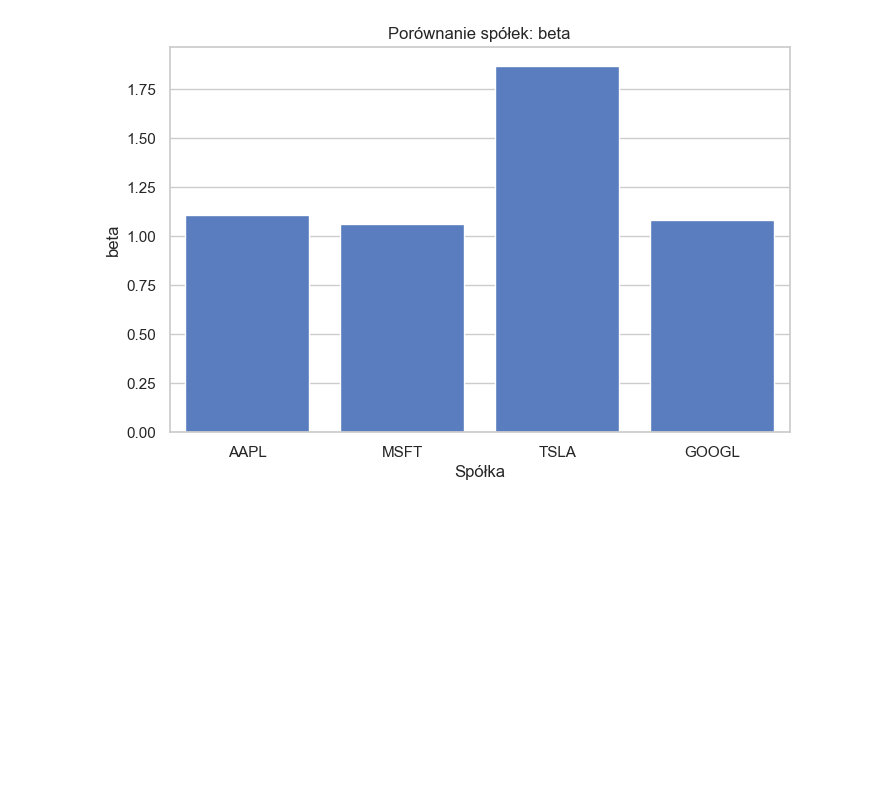
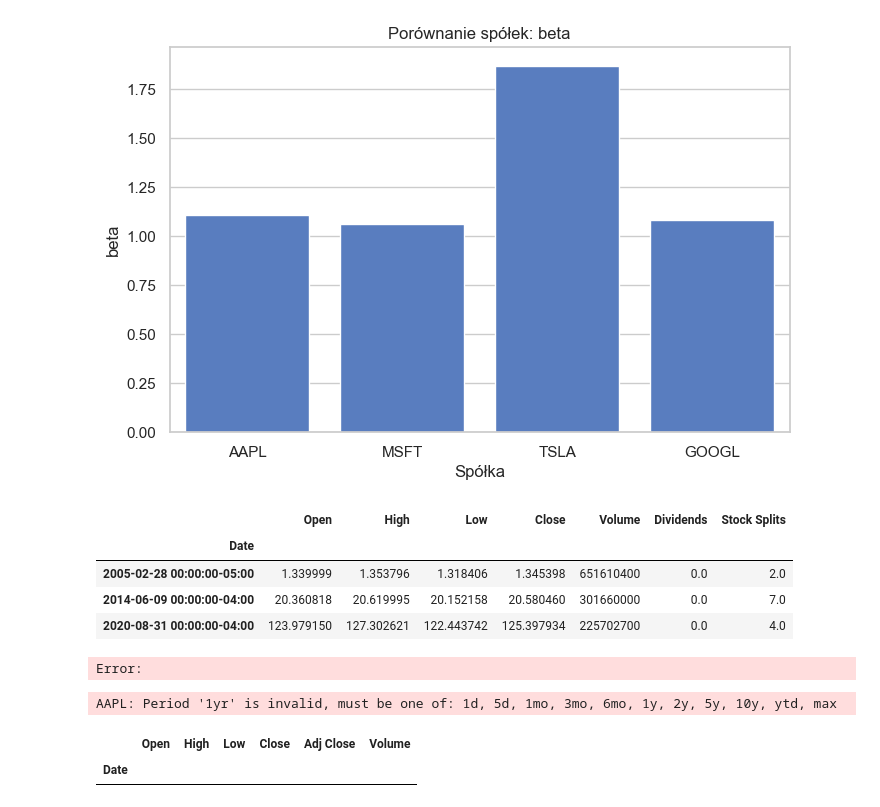
Before and after one commit to mikciu7/DW_FINANCE, a Jupyter notebook: DATA_INGEST/YFINANCE/company_comparison.ipynb, the cells around one changed output. Cells and saved outputs as stored; diff of their text form; code cells hidden in the pictures; blank space fills up the shorter version.

```diff
--- a/DATA_INGEST/YFINANCE/company_comparison.ipynb
+++ b/DATA_INGEST/YFINANCE/company_comparison.ipynb
@@ -62,3 +62,23 @@ GOOGL            0.29  1.082
 [figure]
 [figure]
 [figure]
+# %%
+import yfinance as yf
+ticker = yf.Ticker("AAPL")
+data = ticker.history(start="2005-01-03", end="2025-01-07")
+data[data["Stock Splits"]!=0]
+# %% [output]
+|  | Open | High | Low | Close | Volume | Dividends | Stock Splits |
+| Date |  |  |  |  |  |  |  |
+| 2005-02-28 00:00:00-05:00 | 1.339999 | 1.353796 | 1.318406 | 1.345398 | 651610400 | 0.0 | 2.0 |
+| 2014-06-09 00:00:00-04:00 | 20.360818 | 20.619995 | 20.152158 | 20.580460 | 301660000 | 0.0 | 7.0 |
+| 2020-08-31 00:00:00-04:00 | 123.979150 | 127.302621 | 122.443742 | 125.397934 | 225702700 | 0.0 | 4.0 |
+Error:
+# %%
+import yfinance as yf
+data = yf.Ticker("AAPL")
+data.history(period="1yr")
+# %% [output]
+AAPL: Period '1yr' is invalid, must be one of: 1d, 5d, 1mo, 3mo, 6mo, 1y, 2y, 5y, 10y, ytd, max
+|  | Open | High | Low | Close | Adj Close | Volume |
+| Date |  |  |  |  |  |  |
```
Also changed, not shown: 2 other files.
